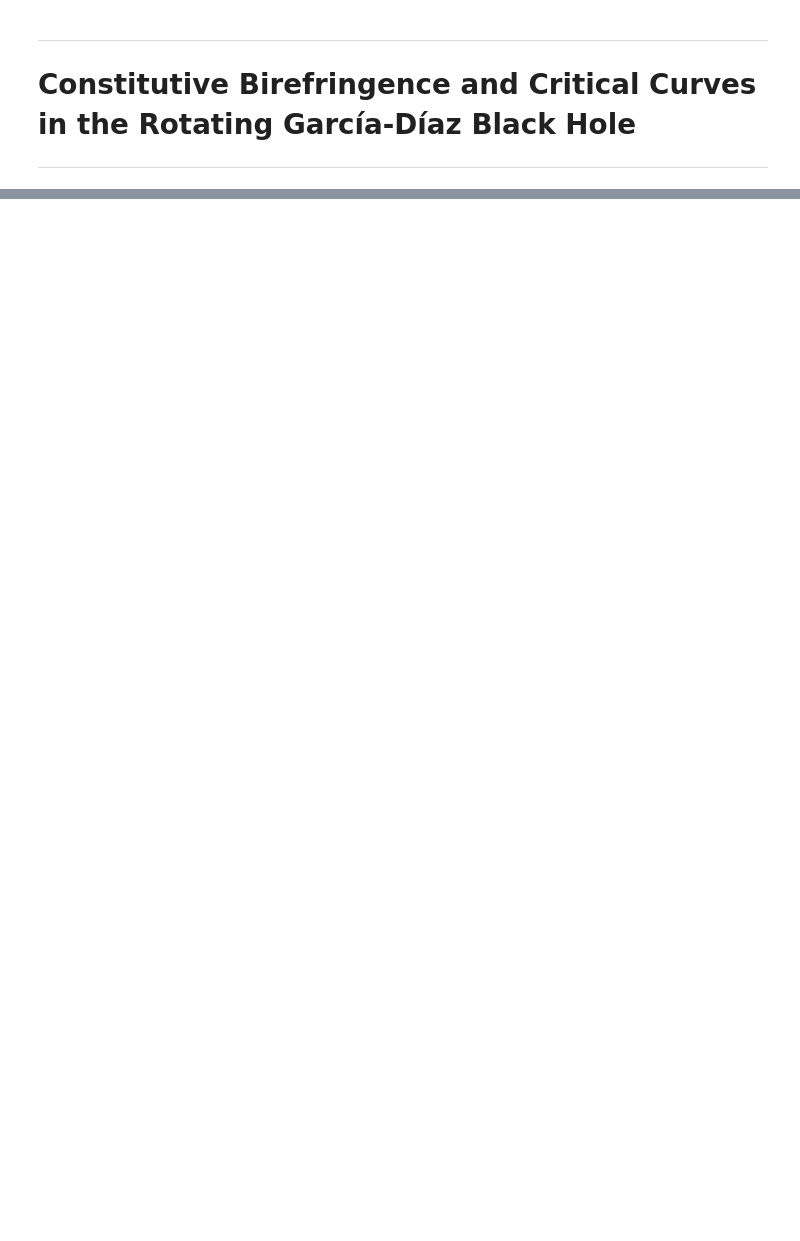
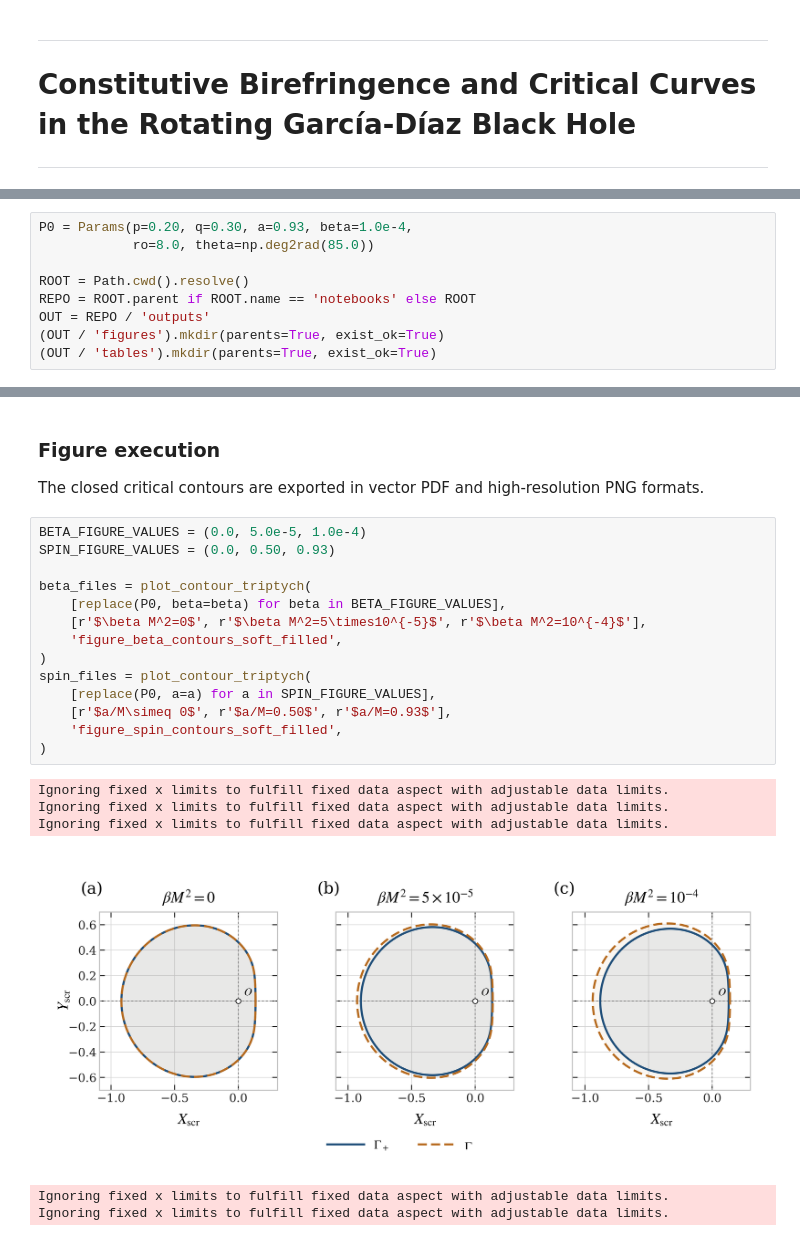
Before and after one commit to arielguzman-physics/garcia-diaz-birefringence-critical-curves, a Jupyter notebook: notebooks/GD_birefringence_critical_curves_es.ipynb, the cells around one changed output, grey strips where cells are left out. Cells and saved outputs as stored; diff of their text form; blank space fills up the shorter version.

Commit message:
Refine optical calculations and parameter scans

```diff
--- a/notebooks/GD_birefringence_critical_curves_es.ipynb
+++ b/notebooks/GD_birefringence_critical_curves_es.ipynb
@@ -3065,0 +397,9 @@ tables/
+# %%
+P0 = Params(p=0.20, q=0.30, a=0.93, beta=1.0e-4,
+            ro=8.0, theta=np.deg2rad(85.0))
+
+ROOT = Path.cwd().resolve()
+REPO = ROOT.parent if ROOT.name == 'notebooks' else ROOT
+OUT = REPO / 'outputs'
+(OUT / 'figures').mkdir(parents=True, exist_ok=True)
+(OUT / 'tables').mkdir(parents=True, exist_ok=True)
@@ -3065,0 +478,25 @@ tables/
+# %% [markdown]
+### **Figure execution**
+
+The closed critical contours are exported in vector PDF and high-resolution PNG formats.
+# %%
+BETA_FIGURE_VALUES = (0.0, 5.0e-5, 1.0e-4)
+SPIN_FIGURE_VALUES = (0.0, 0.50, 0.93)
+
+beta_files = plot_contour_triptych(
+    [replace(P0, beta=beta) for beta in BETA_FIGURE_VALUES],
+    [r'$\beta M^2=0$', r'$\beta M^2=5\times10^{-5}$', r'$\beta M^2=10^{-4}$'],
+    'figure_beta_contours_soft_filled',
+)
+spin_files = plot_contour_triptych(
+    [replace(P0, a=a) for a in SPIN_FIGURE_VALUES],
+    [r'$a/M\simeq 0$', r'$a/M=0.50$', r'$a/M=0.93$'],
+    'figure_spin_contours_soft_filled',
+)
+# %% [output]
+Ignoring fixed x limits to fulfill fixed data aspect with adjustable data limits.
+Ignoring fixed x limits to fulfill fixed data aspect with adjustable data limits.
+Ignoring fixed x limits to fulfill fixed data aspect with adjustable data limits.
+[figure, added]
+Ignoring fixed x limits to fulfill fixed data aspect with adjustable data limits.
+Ignoring fixed x limits to fulfill fixed data aspect with adjustable data limits.
```
Also changed, not shown: parts of 72 cells of this notebook, 18 other files.
